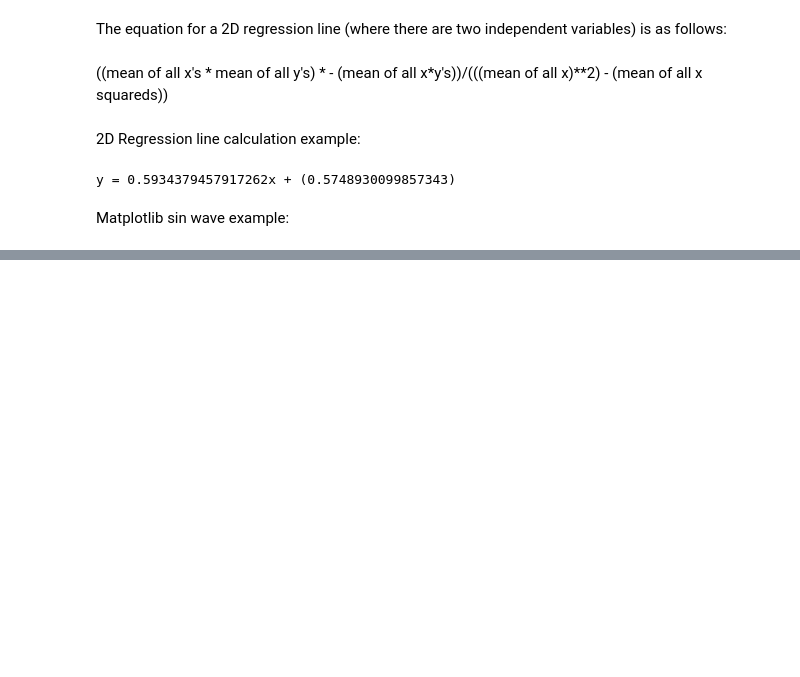
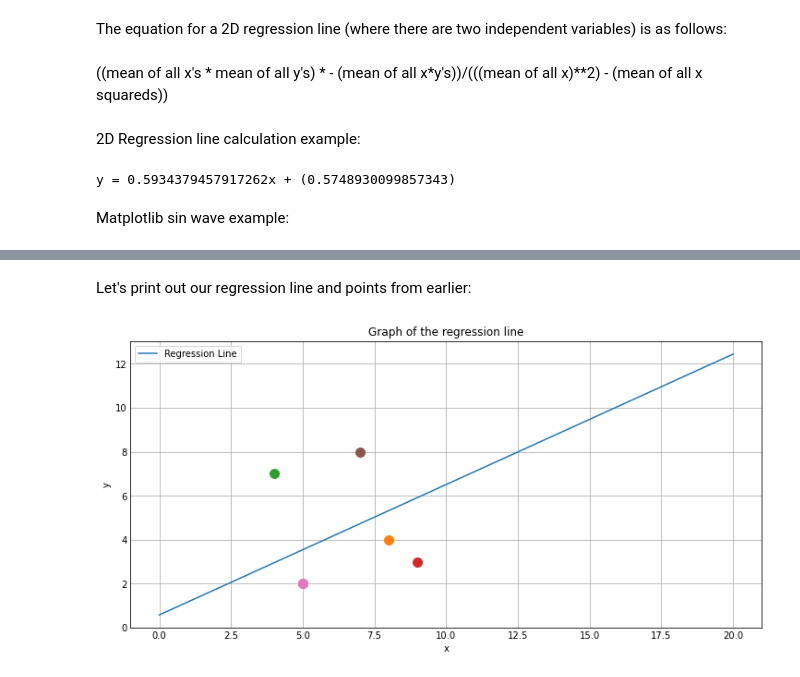
Before and after one commit to OccultSlolem/Regression-Testing, a Jupyter notebook: index.ipynb, the cells around one changed output, grey strips where cells are left out. Saved outputs shown, nothing was run; the diff lists cells and outputs as text; code cells hidden in the pictures; blank space fills up the shorter version.

Commit message:
Plotted 2D regression line + added other matplotlib examples

```diff
--- a/index.ipynb
+++ b/index.ipynb
@@ -66,0 +100,19 @@ plt.show()
+# %% [markdown]
+Let's print out our regression line and points from earlier:
+# %%
+slope, yInt = line.calculate()
+
+x = np.linspace(0,20,100)
+y = slope * x + yInt
+
+plt.figure(figsize=(10, 5), layout='constrained')
+plt.plot(x,y, label='Regression Line')
+for i in line.points:
+    plt.plot(i.x, i.y, marker="o", markersize=10)
+plt.title('Graph of the regression line')
+plt.xlabel('x')
+plt.ylabel('y')
+plt.legend(loc='upper left')
+plt.show()
+# %% [output]
+[figure, added]
```
Also changed, not shown: parts of 2 cells of this notebook.
